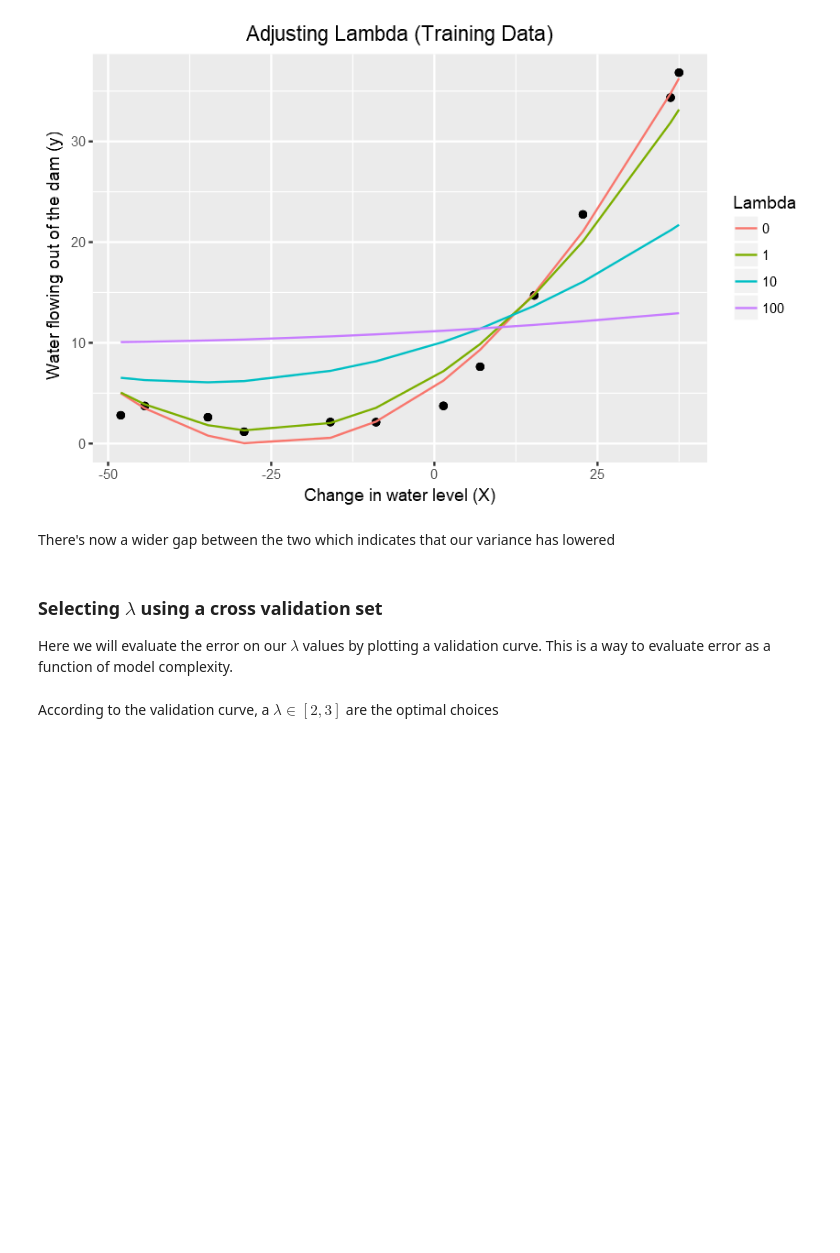
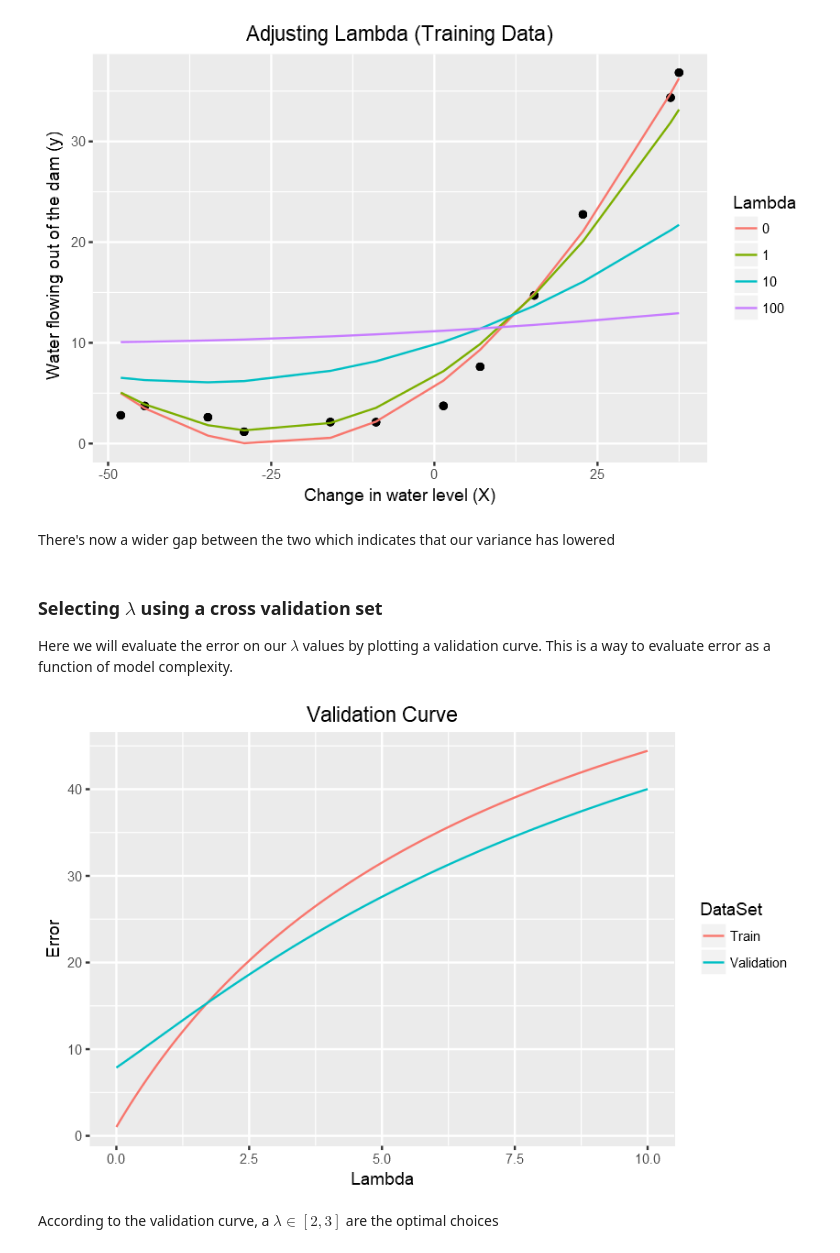
Before and after one commit to JeffMacaluso/Misc, a Jupyter notebook: MachineLearningMOOC/Ex5 R - Regularized Linear Regression and Bias vs. Variance.ipynb, the cells around one changed output. Saved outputs shown, nothing was run; the diff lists cells and outputs as text; code cells hidden in the pictures; blank space fills up the shorter version.

```diff
--- a/MachineLearningMOOC/Ex5 R - Regularized Linear Regression and Bias vs. Variance.ipynb
+++ b/MachineLearningMOOC/Ex5 R - Regularized Linear Regression and Bias vs. Variance.ipynb
@@ -329,10 +329,10 @@ Plotting the learning curve of the second order polynomials:
 polynomial_orders <- 2
 
 # Plotting the learning curve
-preprocessed_features <- preprocess_features(X, Xval, Xtest, order=polynomial_orders)
+processed_features <- preprocess_features(X, Xval, Xtest, order=polynomial_orders)
 
-plot_learning_curve(preprocessed_features$Training, y,
-                    preprocessed_features$Validation, yval)
+plot_learning_curve(processed_features$Training, y,
+                    processed_features$Validation, yval)
 # %% [markdown]
 The gap between the training error and the validation error indicates a high variance problem, which can potentially be solved with regularization
 # %% [markdown]
@@ -377,5 +377,39 @@ There's now a wider gap between the two which indicates that our variance has lo
 ### Selecting $\lambda$ using a cross validation set
 
 Here we will evaluate the error on our $\lambda$ values by plotting a validation curve.  This is a way to evaluate error as a function of model complexity.
+# %%
+polynomial_orders <- 2
+
+# Values of lambda to try
+lambdas <- seq(from=0, to=10, 0.1)
+
+# Creating empty lists to fill to create a data frame
+trainError <- numeric(length(lambdas))
+validationError <- numeric(length(lambdas))
+
+# Creating the polynomial features
+processed_features <- preprocess_features(X, Xval, Xtest, order= polynomial_orders)
+Xpoly <- processed_features$Training
+Xvalpoly <- processed_features$Validation
+
+# Looping through lambda values to obtain error
+counter <- 1
+for (C in lambdas) {
+  optimalTheta <- fit_model(numeric(dim(Xpoly)[2]+1), Xpoly, y, C)
+  trainError[counter] <- cost_function(optimalTheta, Xpoly, y, C)
+  validationError[counter] <- cost_function(optimalTheta, Xvalpoly, yval, C)
+  counter <- counter + 1
+}
+
+# Putting the results into data frames
+results <- data.frame(Error = trainError, Lambda = lambdas, DataSet = "Train")
+results <- rbind(results, data.frame(Error = validationError, Lambda = lambdas, DataSet = "Validation"))
+
+# Plotting the validation curve
+ggplot(results) +
+  geom_line(aes(Lambda, Error, color=DataSet)) +
+  labs(title="Validation Curve")
+# %% [output]
+[figure, added]
 # %% [markdown]
 According to the validation curve, a $\lambda \in [2,3]$ are the optimal choices
```
Also changed, not shown: parts of 1 cell of this notebook.
